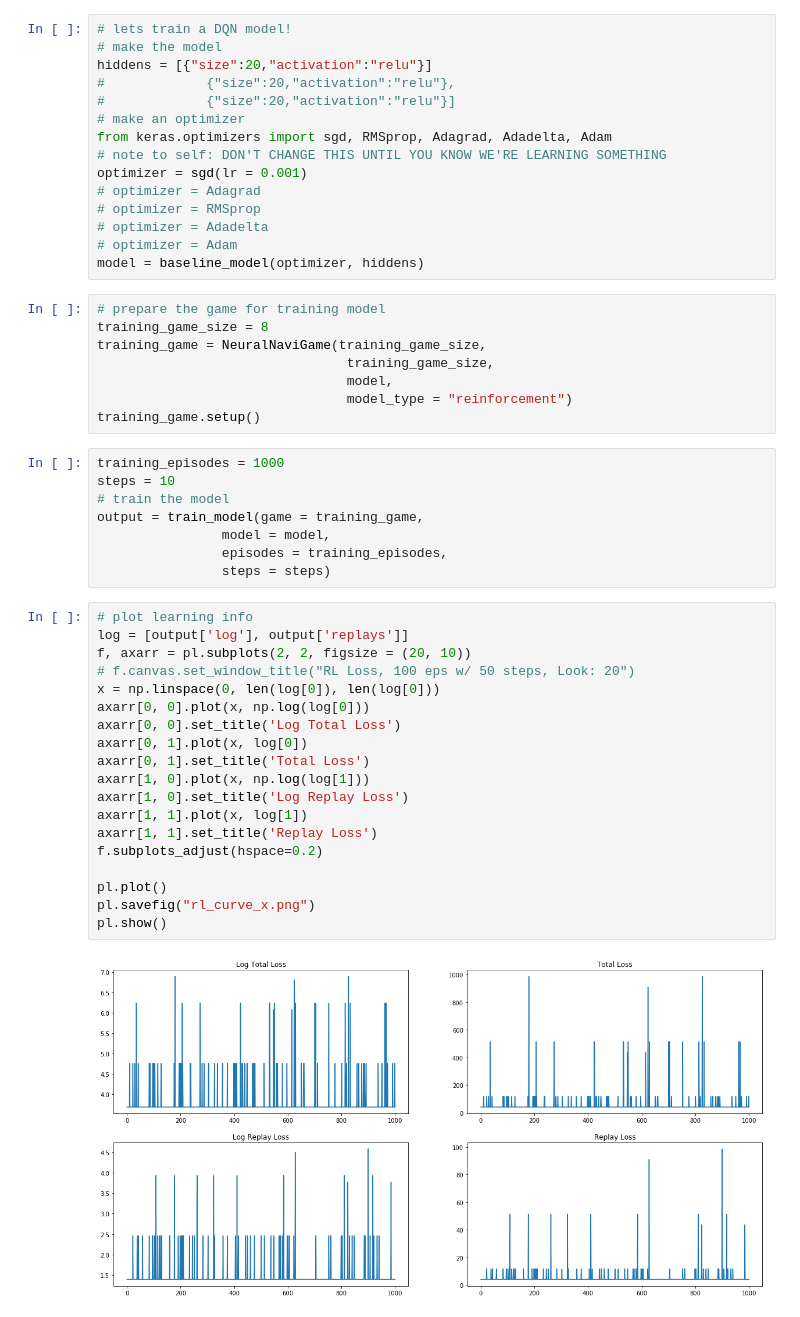
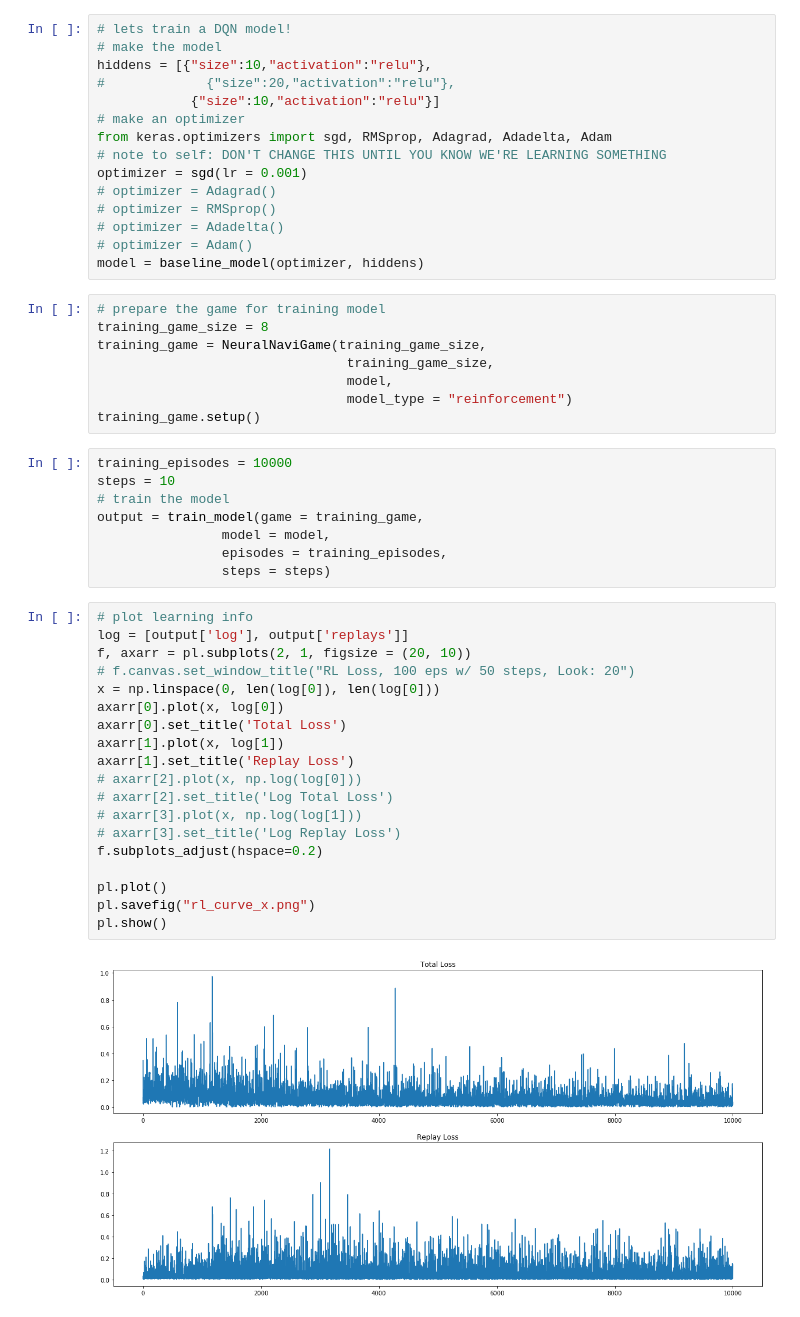
Before and after one commit to tab0r/Neural.Swarms, a Jupyter notebook: NaviGame/Reinforcement Model Training.ipynb, the cells around one changed output. Cells and saved outputs as stored; diff of their text form.

```diff
--- a/NaviGame/Reinforcement Model Training.ipynb
+++ b/NaviGame/Reinforcement Model Training.ipynb
@@ -6,17 +4,17 @@ Using Theano backend.
 # %%
 # lets train a DQN model!
 # make the model
-hiddens = [{"size":20,"activation":"relu"}]
+hiddens = [{"size":10,"activation":"relu"},
 #             {"size":20,"activation":"relu"},
-#             {"size":20,"activation":"relu"}]
+            {"size":10,"activation":"relu"}]
 # make an optimizer
 from keras.optimizers import sgd, RMSprop, Adagrad, Adadelta, Adam
 # note to self: DON'T CHANGE THIS UNTIL YOU KNOW WE'RE LEARNING SOMETHING
 optimizer = sgd(lr = 0.001)
-# optimizer = Adagrad
-# optimizer = RMSprop
-# optimizer = Adadelta
-# optimizer = Adam
+# optimizer = Adagrad()
+# optimizer = RMSprop()
+# optimizer = Adadelta()
+# optimizer = Adam()
 model = baseline_model(optimizer, hiddens)
 # %%
 # prepare the game for training model
@@ -27,7 +25,7 @@ training_game = NeuralNaviGame(training_game_size,
                                 model_type = "reinforcement")
 training_game.setup()
 # %%
-training_episodes = 1000
+training_episodes = 10000
 steps = 10
 # train the model
 output = train_model(game = training_game,
@@ -37,21 +35,21 @@ output = train_model(game = training_game,
 # %%
 # plot learning info
 log = [output['log'], output['replays']]
-f, axarr = pl.subplots(2, 2, figsize = (20, 10))
+f, axarr = pl.subplots(2, 1, figsize = (20, 10))
 # f.canvas.set_window_title("RL Loss, 100 eps w/ 50 steps, Look: 20")
 x = np.linspace(0, len(log[0]), len(log[0]))
-axarr[0, 0].plot(x, np.log(log[0]))
-axarr[0, 0].set_title('Log Total Loss')
-axarr[0, 1].plot(x, log[0])
-axarr[0, 1].set_title('Total Loss')
-axarr[1, 0].plot(x, np.log(log[1]))
-axarr[1, 0].set_title('Log Replay Loss')
-axarr[1, 1].plot(x, log[1])
-axarr[1, 1].set_title('Replay Loss')
+axarr[0].plot(x, log[0])
+axarr[0].set_title('Total Loss')
+axarr[1].plot(x, log[1])
+axarr[1].set_title('Replay Loss')
+# axarr[2].plot(x, np.log(log[0]))
+# axarr[2].set_title('Log Total Loss')
+# axarr[3].plot(x, np.log(log[1]))
+# axarr[3].set_title('Log Replay Loss')
 f.subplots_adjust(hspace=0.2)
 
 pl.plot()
 pl.savefig("rl_curve_x.png")
 pl.show()
 # %% [output]
-[figure, old version]
+[figure, new version]
```
Also changed, not shown: parts of 7 cells of this notebook, 2 other files.
